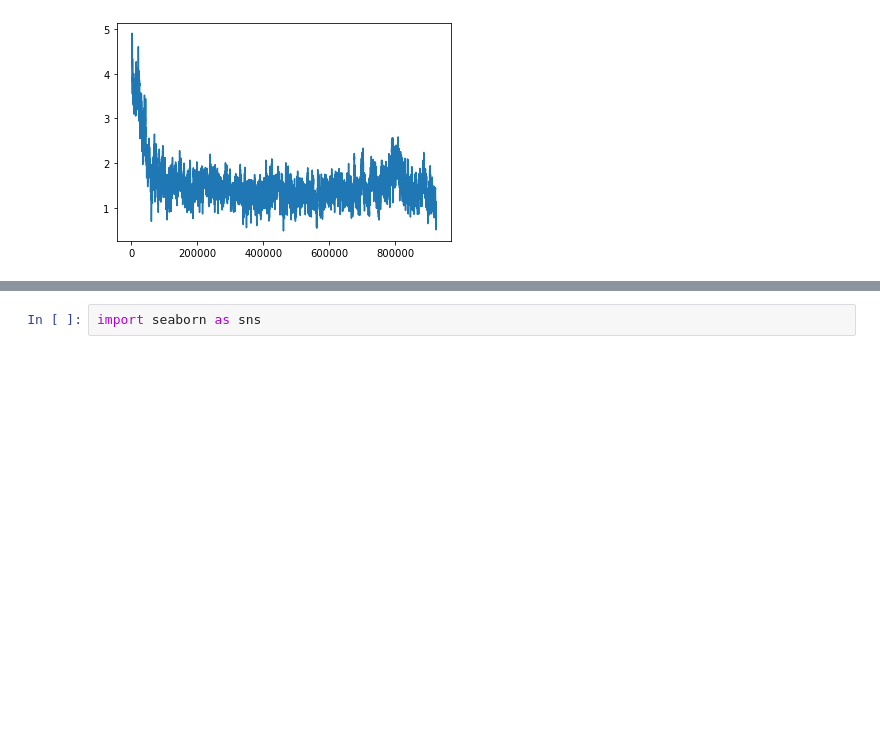
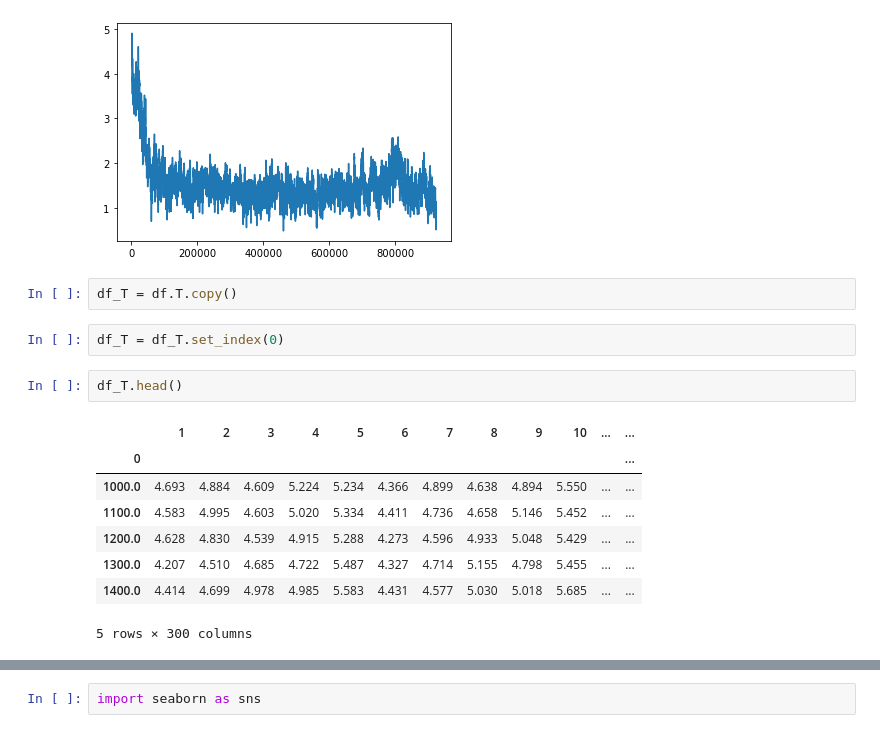
Before and after one commit to zerosum99/data_analysis, a Jupyter notebook: xvc 파일 처리.ipynb, the cells around one changed output, grey strips where cells are left out. Saved outputs shown, nothing was run; the diff lists cells and outputs as text; blank space fills up the shorter version.

```diff
--- a/xvc 파일 처리.ipynb
+++ b/xvc 파일 처리.ipynb
@@ -113,3 +147,18 @@ plt.plot(x,y)
 # %% [output]
 [<matplotlib.lines.Line2D at 0x...>]
 [figure]
+# %%
+df_T = df.T.copy()
+# %%
+df_T = df_T.set_index(0)
+# %%
+df_T.head()
+# %% [output]
+|  | 1 | 2 | 3 | 4 | 5 | 6 | 7 | 8 | 9 | 10 | ... | ... |
+| 0 |  |  |  |  |  |  |  |  |  |  |  | ... |
+| 1000.0 | 4.693 | 4.884 | 4.609 | 5.224 | 5.234 | 4.366 | 4.899 | 4.638 | 4.894 | 5.550 | ... | ... |
+| 1100.0 | 4.583 | 4.995 | 4.603 | 5.020 | 5.334 | 4.411 | 4.736 | 4.658 | 5.146 | 5.452 | ... | ... |
+| 1200.0 | 4.628 | 4.830 | 4.539 | 4.915 | 5.288 | 4.273 | 4.596 | 4.933 | 5.048 | 5.429 | ... | ... |
+| 1300.0 | 4.207 | 4.510 | 4.685 | 4.722 | 5.487 | 4.327 | 4.714 | 5.155 | 4.798 | 5.455 | ... | ... |
+| 1400.0 | 4.414 | 4.699 | 4.978 | 4.985 | 5.583 | 4.431 | 4.577 | 5.030 | 5.018 | 5.685 | ... | ... |
+5 rows × 300 columns
```
Also changed, not shown: parts of 7 cells of this notebook.
